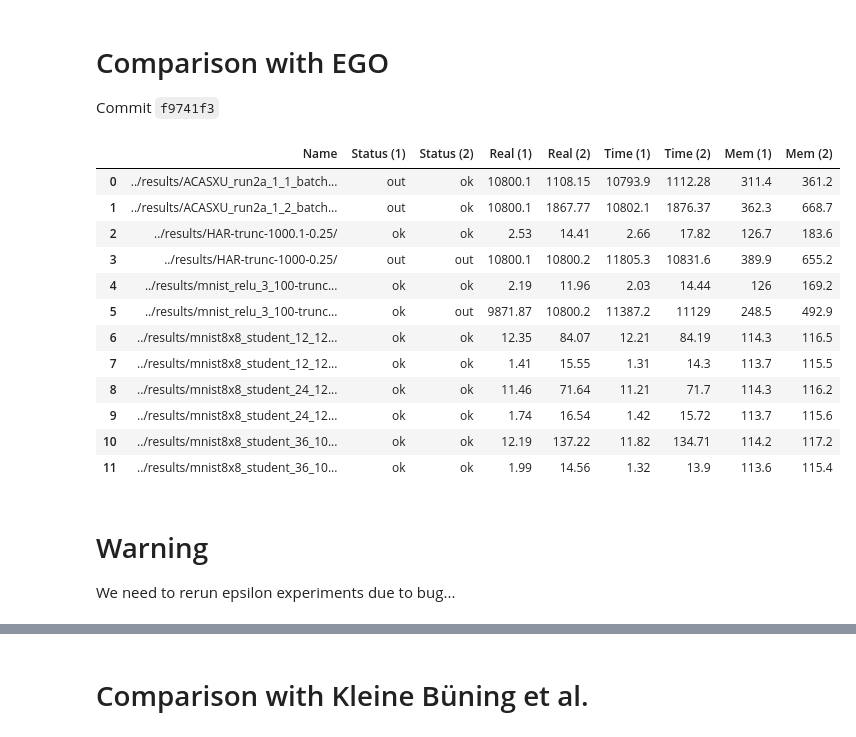
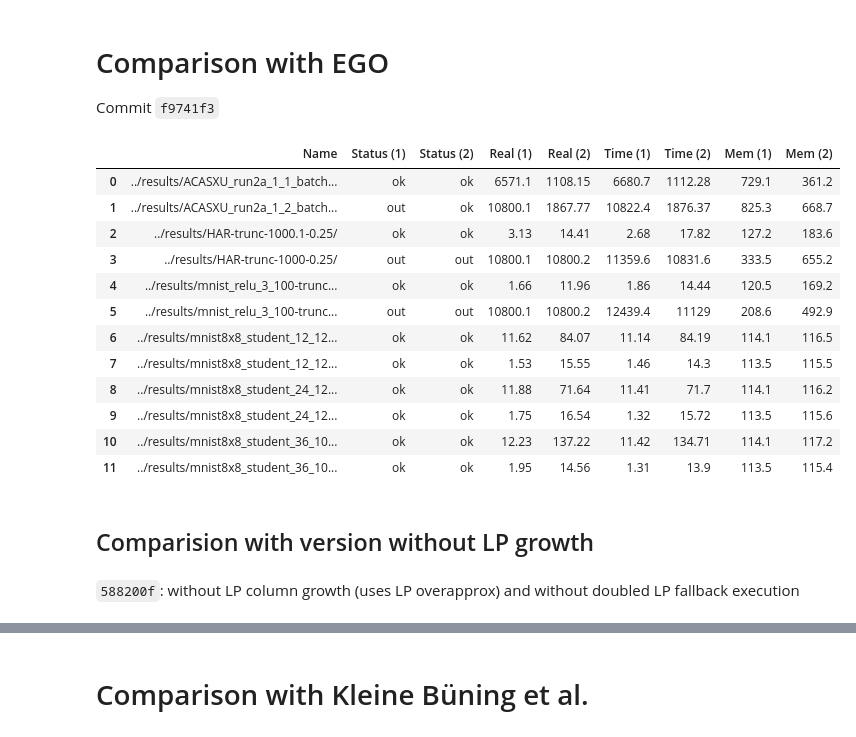
Before and after one commit to samysweb/nnequiv-experiments, a Jupyter notebook: analysis/Solved Instances.ipynb, the cells around one changed output, grey strips where cells are left out. Drawn from its saved outputs; the diff is of its cells as text; code cells hidden in the pictures.

```diff
--- a/analysis/Solved Instances.ipynb
+++ b/analysis/Solved Instances.ipynb
@@ -38,8 +38,8 @@ for b in benchmarks:
         pure_zono[b]=None
     try:
         cegar_zono[b]=parse.BenchmarkRun(
-            b+"1/nnequiv-c5c8f02/stdout.log",
-            b+"1/nnequiv-c5c8f02/stderr.log",
+            b+"1/nnequiv-2a7f72d/stdout.log",
+            b+"1/nnequiv-2a7f72d/stderr.log",
             out_handlers=[parse.EquivLine],
             err_handlers=[parse.RunLim]
             )
@@ -89,13 +70,0 @@ This, for sure, is sound. The other one needs to be further investigated.
-# %%
-cegar2_zono = {}
-for b in benchmarks:
-    try:
-        cegar2_zono[b]=parse.BenchmarkRun(
-            b+"1/nnequiv-db06768/stdout.log",
-            b+"1/nnequiv-db06768/stderr.log",
-            out_handlers=[parse.EquivLine],
-            err_handlers=[parse.RunLim]
-            )
-    except FileNotFoundError:
-        print(f"Could not find {b}")
-        cegar2_zono[b]=None
@@ -134,23 +85,24 @@ for b in benchmarks:
         print(f"Could not find {b}")
         ego_zono[b]=None
 # %%
-comparison = analyse.RunlimComparator(cegar2_zono,ego_zono,benchmarks)
+comparison = analyse.RunlimComparator(cegar_zono,ego_zono,benchmarks)
 
 comparison.render_table()
 # %% [output]
 |  | Name | Status (1) | Status (2) | Real (1) | Real (2) | Time (1) | Time (2) | Mem (1) | Mem (2) |
-| 0 | ../results/ACASXU_run2a_1_1_batch... | out | ok | 10800.1 | 1108.15 | 10793.9 | 1112.28 | 311.4 | 361.2 |
-| 1 | ../results/ACASXU_run2a_1_2_batch... | out | ok | 10800.1 | 1867.77 | 10802.1 | 1876.37 | 362.3 | 668.7 |
-| 2 | ../results/HAR-trunc-1000.1-0.25/ | ok | ok | 2.53 | 14.41 | 2.66 | 17.82 | 126.7 | 183.6 |
-| 3 | ../results/HAR-trunc-1000-0.25/ | out | out | 10800.1 | 10800.2 | 11805.3 | 10831.6 | 389.9 | 655.2 |
-| 4 | ../results/mnist_relu_3_100-trunc... | ok | ok | 2.19 | 11.96 | 2.03 | 14.44 | 126 | 169.2 |
-| 5 | ../results/mnist_relu_3_100-trunc... | ok | out | 9871.87 | 10800.2 | 11387.2 | 11129 | 248.5 | 492.9 |
-| 6 | ../results/mnist8x8_student_12_12... | ok | ok | 12.35 | 84.07 | 12.21 | 84.19 | 114.3 | 116.5 |
-| 7 | ../results/mnist8x8_student_12_12... | ok | ok | 1.41 | 15.55 | 1.31 | 14.3 | 113.7 | 115.5 |
-| 8 | ../results/mnist8x8_student_24_12... | ok | ok | 11.46 | 71.64 | 11.21 | 71.7 | 114.3 | 116.2 |
-| 9 | ../results/mnist8x8_student_24_12... | ok | ok | 1.74 | 16.54 | 1.42 | 15.72 | 113.7 | 115.6 |
-| 10 | ../results/mnist8x8_student_36_10... | ok | ok | 12.19 | 137.22 | 11.82 | 134.71 | 114.2 | 117.2 |
-| 11 | ../results/mnist8x8_student_36_10... | ok | ok | 1.99 | 14.56 | 1.32 | 13.9 | 113.6 | 115.4 |
+| 0 | ../results/ACASXU_run2a_1_1_batch... | ok | ok | 6571.1 | 1108.15 | 6680.7 | 1112.28 | 729.1 | 361.2 |
+| 1 | ../results/ACASXU_run2a_1_2_batch... | out | ok | 10800.1 | 1867.77 | 10822.4 | 1876.37 | 825.3 | 668.7 |
+| 2 | ../results/HAR-trunc-1000.1-0.25/ | ok | ok | 3.13 | 14.41 | 2.68 | 17.82 | 127.2 | 183.6 |
+| 3 | ../results/HAR-trunc-1000-0.25/ | out | out | 10800.1 | 10800.2 | 11359.6 | 10831.6 | 333.5 | 655.2 |
+| 4 | ../results/mnist_relu_3_100-trunc... | ok | ok | 1.66 | 11.96 | 1.86 | 14.44 | 120.5 | 169.2 |
+| 5 | ../results/mnist_relu_3_100-trunc... | out | out | 10800.1 | 10800.2 | 12439.4 | 11129 | 208.6 | 492.9 |
+| 6 | ../results/mnist8x8_student_12_12... | ok | ok | 11.62 | 84.07 | 11.14 | 84.19 | 114.1 | 116.5 |
+| 7 | ../results/mnist8x8_student_12_12... | ok | ok | 1.53 | 15.55 | 1.46 | 14.3 | 113.5 | 115.5 |
+| 8 | ../results/mnist8x8_student_24_12... | ok | ok | 11.88 | 71.64 | 11.41 | 71.7 | 114.1 | 116.2 |
+| 9 | ../results/mnist8x8_student_24_12... | ok | ok | 1.75 | 16.54 | 1.32 | 15.72 | 113.5 | 115.6 |
+| 10 | ../results/mnist8x8_student_36_10... | ok | ok | 12.23 | 137.22 | 11.42 | 134.71 | 114.1 | 117.2 |
+| 11 | ../results/mnist8x8_student_36_10... | ok | ok | 1.95 | 14.56 | 1.31 | 13.9 | 113.5 | 115.4 |
-# %% [markdown]
-# Warning
-We need to rerun epsilon experiments due to bug...
+# %% [markdown]
+## Comparision with version without LP growth
+# %% [markdown]
+`588200f`: without LP column growth (uses LP overapprox) and without doubled LP fallback execution
```
Also changed, not shown: parts of 9 cells of this notebook.
